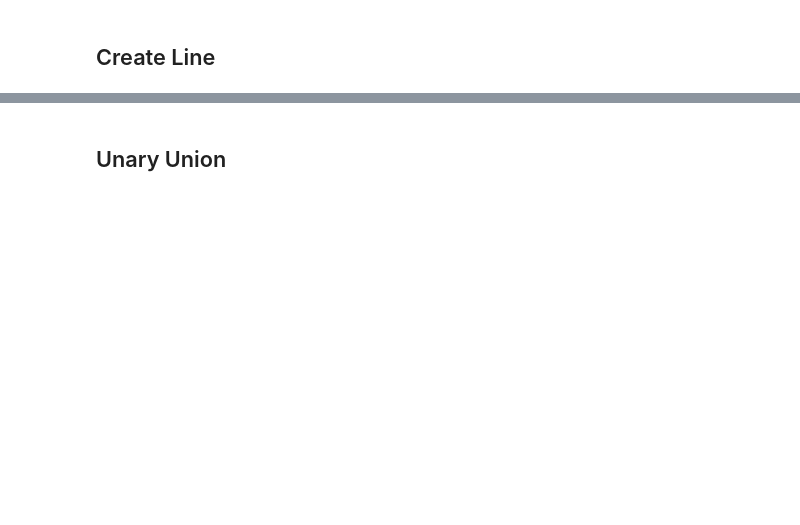
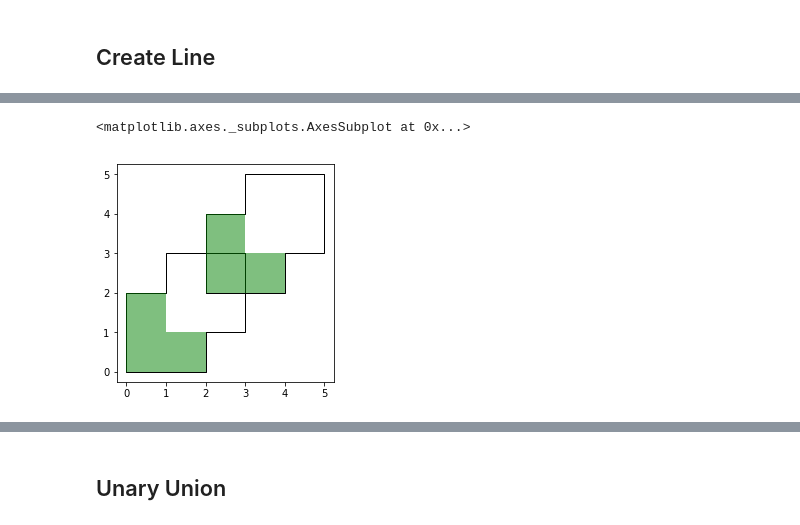
Before and after one commit to tertiarycourses/GeoSpatialPythonTraining, a Jupyter notebook: Module 2 Spatial Operations.ipynb, the cells around one changed output, grey strips where cells are left out. Saved outputs shown, nothing was run; the diff lists cells and outputs as text; code cells hidden in the pictures; blank space fills up the shorter version.

```diff
--- a/Module 2 Spatial Operations.ipynb
+++ b/Module 2 Spatial Operations.ipynb
@@ -51,0 +119,11 @@ countries[countries.crosses(amazon)]  # or .intersects
+# %%
+#df5 = geopandas.overlay(df1, df2, how='difference')
+
+
+df5= df1.difference(df2)
+
+ax = df3.plot(facecolor='none', edgecolor='k')
+df5.plot(ax=ax, color='green',alpha=0.5)
+# %% [output]
+<matplotlib.axes._subplots.AxesSubplot at 0x...>
+[figure, added]
```
Also changed, not shown: parts of 47 cells of this notebook.
